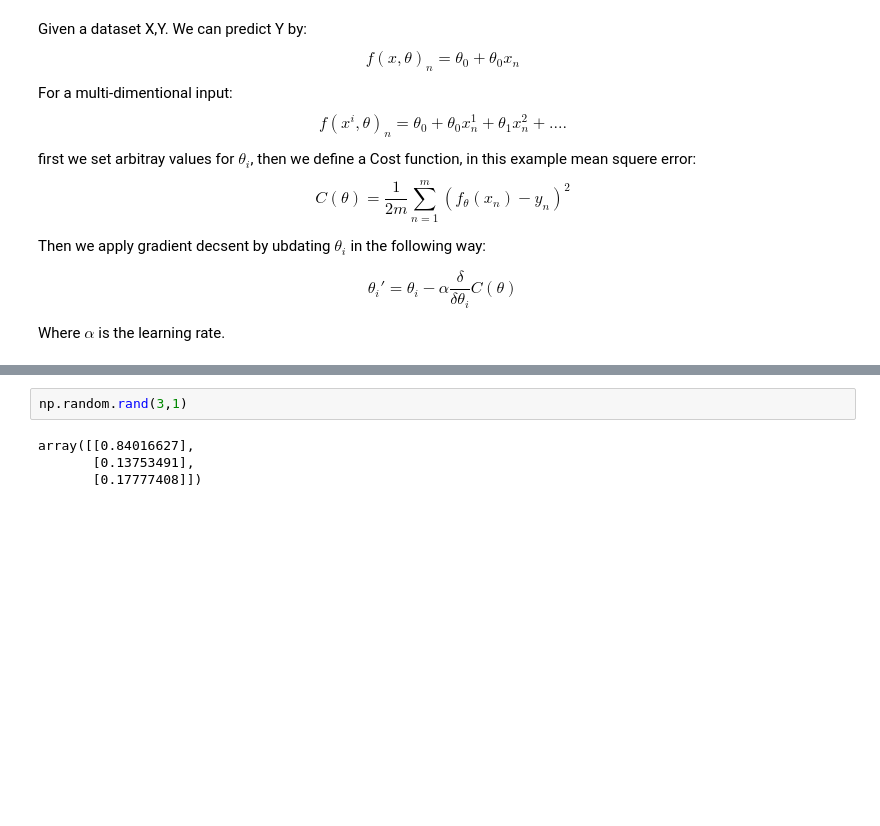
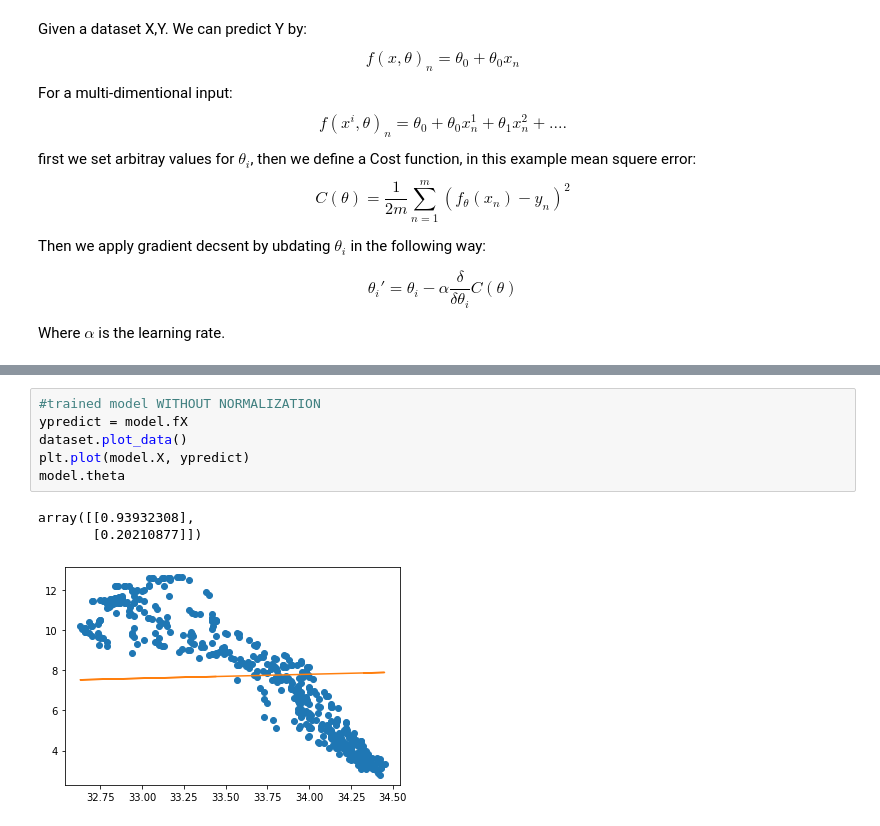
Before and after one commit to JErnestoMtz/machine_learning_2021, a Jupyter notebook: Assignment_1/gradient_descent.ipynb, the cells around one changed output, grey strips where cells are left out. Drawn from its saved outputs; the diff is of its cells as text; blank space fills up the shorter version.

```diff
--- a/Assignment_1/gradient_descent.ipynb
+++ b/Assignment_1/gradient_descent.ipynb
@@ -106,6 +116,10 @@ ValueError: x and y must have same first dimension, but have shapes (487, 1) and
-# %%
-np.random.rand(3,1)
-# %% [output]
-array([[0.84016627],
-       [0.13753491],
-       [0.17777408]])
+# %%
+#trained model WITHOUT NORMALIZATION
+ypredict = model.fX
+dataset.plot_data()
+plt.plot(model.X, ypredict)
+model.theta
+# %% [output]
+array([[0.93932308],
+       [0.20210877]])
+[figure, added]
```
Also changed, not shown: parts of 6 cells of this notebook.
